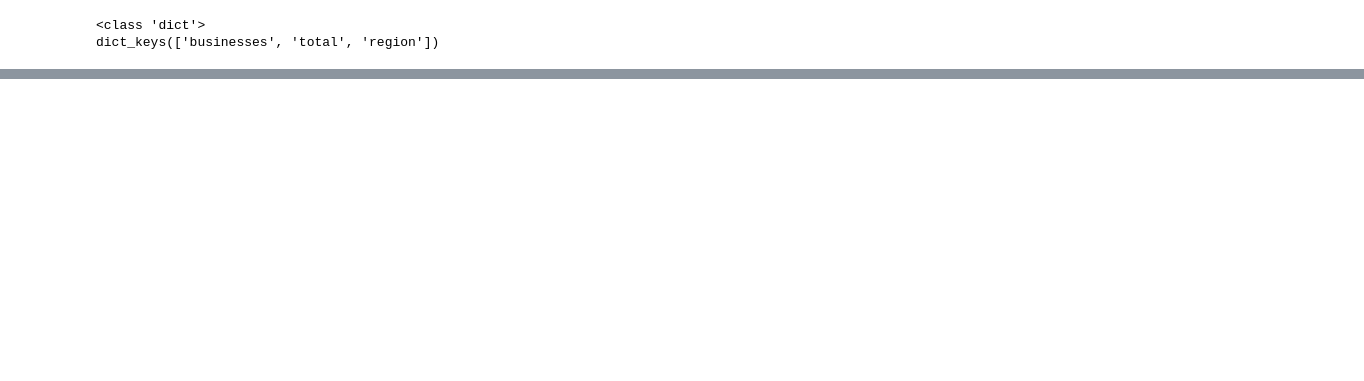
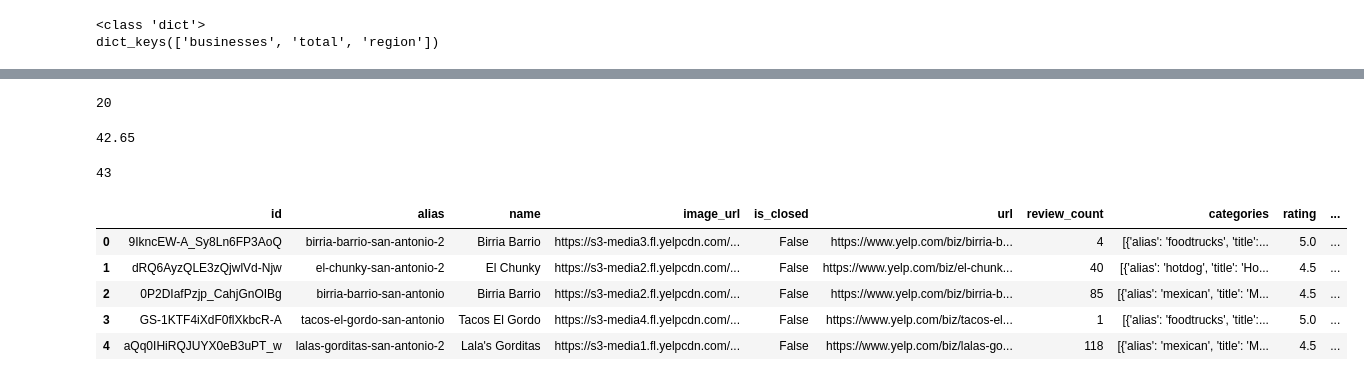
Before and after one commit to evelynmmartinez/Yelp, a Jupyter notebook: Efficient Yelp API Calls (Core).ipynb, the cells around one changed output, grey strips where cells are left out. Drawn from its saved outputs; the diff is of its cells as text; code cells hidden in the pictures; blank space fills up the shorter version.

```diff
--- a/Efficient Yelp API Calls (Core).ipynb
+++ b/Efficient Yelp API Calls (Core).ipynb
@@ -31,0 +40,5 @@ yelp_api
+# %%
+FOLDER = 'Data/'
+
+os.makedirs(FOLDER,exist_ok = True)
+JSON_FILE = FOLDER+f"{location.split(',')[0]}-{term}.json"
@@ -40,0 +153,14 @@ dict_keys(['businesses', 'total', 'region'])
+# %%
+results_per_page = len(search_results['businesses'])
+results_per_page
+# %% [output]
+20
+# %%
+(search_results['total'])/results_per_page
+# %% [output]
+42.65
+# %%
+n_pages = math.ceil((search_results['total'])/results_per_page)
+n_pages
+# %% [output]
+43
@@ -40,0 +196,11 @@ dict_keys(['businesses', 'total', 'region'])
+# %%
+df = pd.read_json(JSON_FILE)
+# %%
+df.head()
+# %% [output]
+|  | id | alias | name | image_url | is_closed | url | review_count | categories | rating | ... |
+| 0 | 9IkncEW-A_Sy8Ln6FP3AoQ | birria-barrio-san-antonio-2 | Birria Barrio | https://s3-media3.fl.yelpcdn.com/... | False | https://www.yelp.com/biz/birria-b... | 4 | [{'alias': 'foodtrucks', 'title':... | 5.0 | ... |
+| 1 | dRQ6AyzQLE3zQjwlVd-Njw | el-chunky-san-antonio-2 | El Chunky | https://s3-media2.fl.yelpcdn.com/... | False | https://www.yelp.com/biz/el-chunk... | 40 | [{'alias': 'hotdog', 'title': 'Ho... | 4.5 | ... |
+| 2 | 0P2DIafPzjp_CahjGnOIBg | birria-barrio-san-antonio | Birria Barrio | https://s3-media2.fl.yelpcdn.com/... | False | https://www.yelp.com/biz/birria-b... | 85 | [{'alias': 'mexican', 'title': 'M... | 4.5 | ... |
+| 3 | GS-1KTF4iXdF0flXkbcR-A | tacos-el-gordo-san-antonio | Tacos El Gordo | https://s3-media4.fl.yelpcdn.com/... | False | https://www.yelp.com/biz/tacos-el... | 1 | [{'alias': 'foodtrucks', 'title':... | 5.0 | ... |
+| 4 | aQq0IHiRQJUYX0eB3uPT_w | lalas-gorditas-san-antonio-2 | Lala's Gorditas | https://s3-media1.fl.yelpcdn.com/... | False | https://www.yelp.com/biz/lalas-go... | 118 | [{'alias': 'mexican', 'title': 'M... | 4.5 | ... |
```
Also changed, not shown: parts of 18 cells of this notebook, 2 other files.
